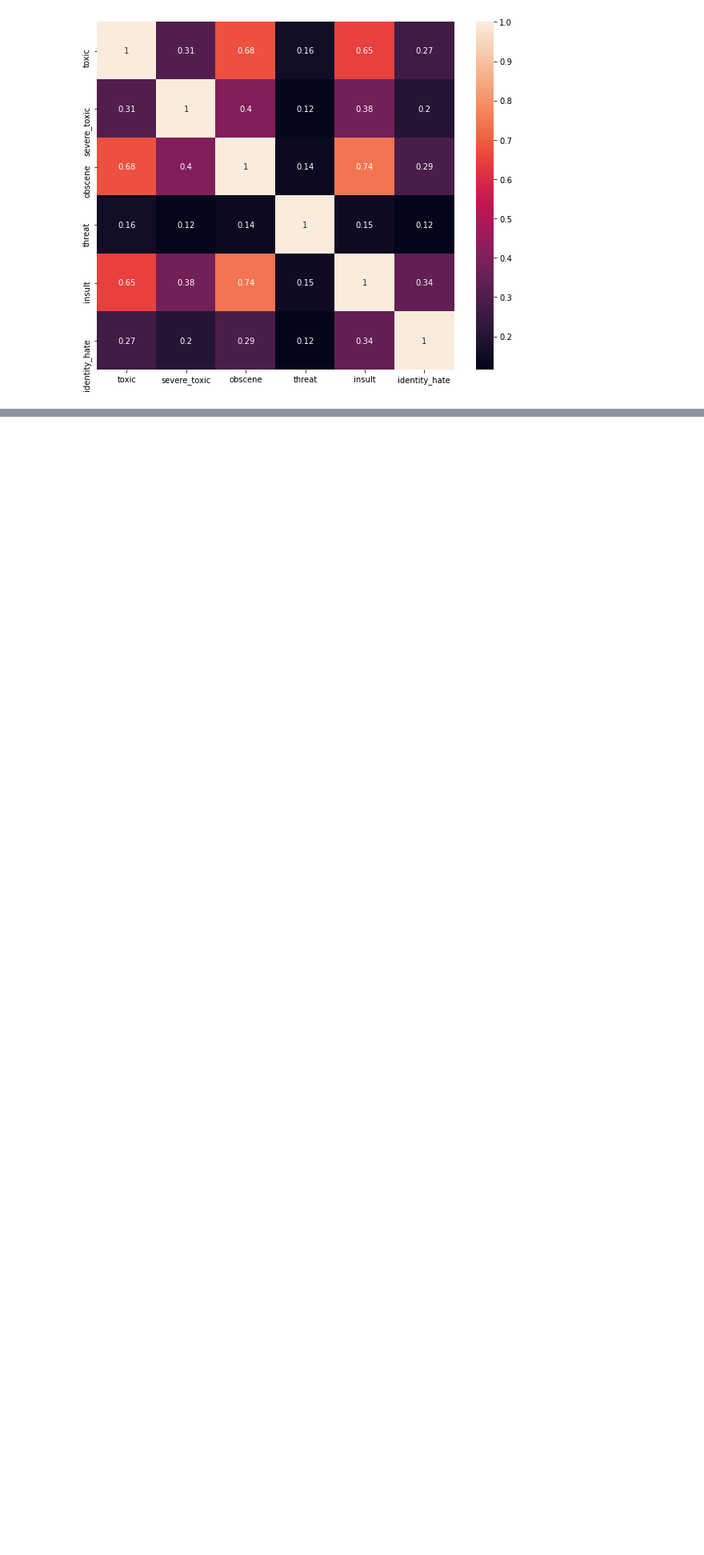
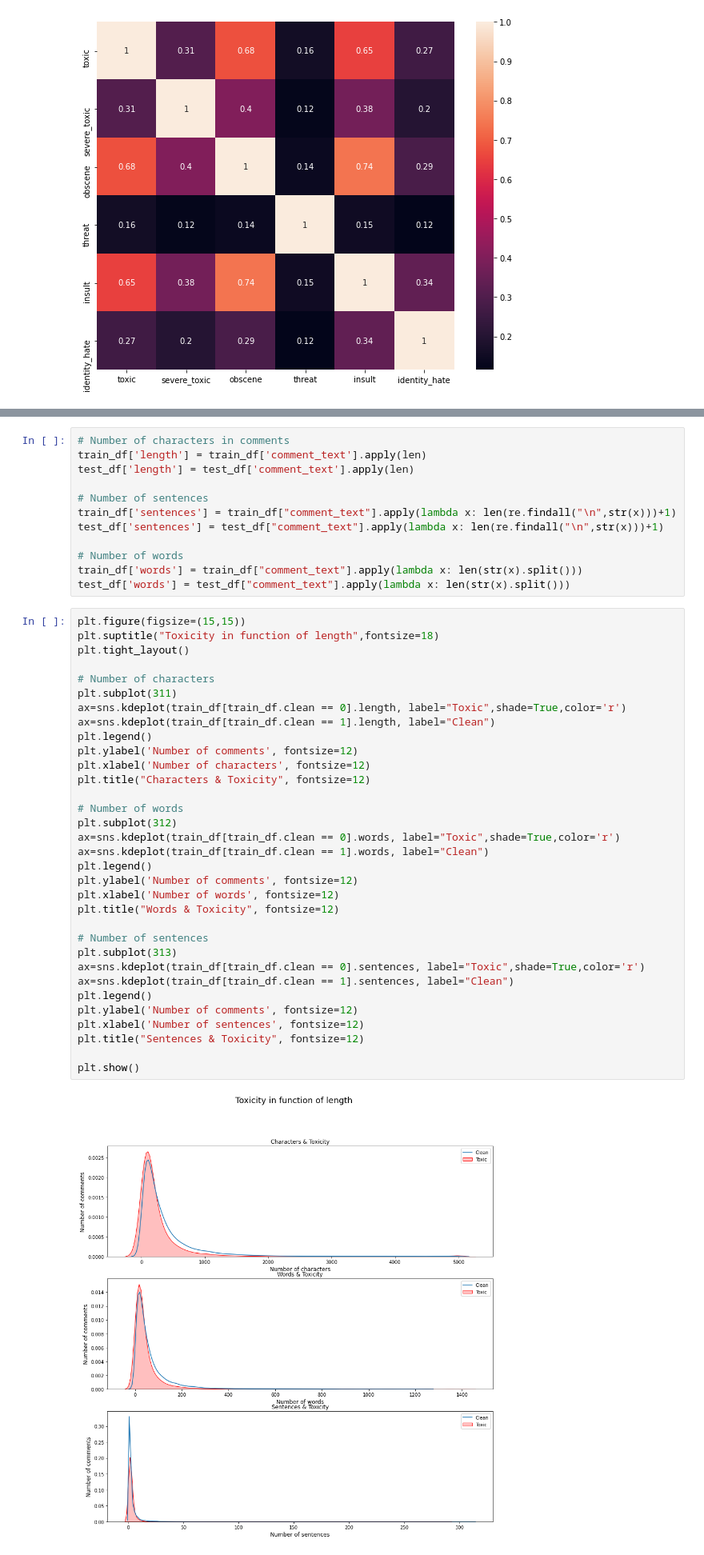
Before and after one commit to lbenbaccar/Toxic-Comment-Classification-Challenge, a Jupyter notebook: Toxic comments classification.ipynb, the cells around one changed output, grey strips where cells are left out. Shown at 80% size. Drawn from its saved outputs; the diff is of its cells as text; blank space fills up the shorter version.

```diff
--- a/Toxic comments classification.ipynb
+++ b/Toxic comments classification.ipynb
@@ -172,0 +184,47 @@ sns.heatmap(corr,
+# %%
+# Number of characters in comments
+train_df['length'] = train_df['comment_text'].apply(len)
+test_df['length'] = test_df['comment_text'].apply(len)
+
+# Number of sentences
+train_df['sentences'] = train_df["comment_text"].apply(lambda x: len(re.findall("\n",str(x)))+1)
+test_df['sentences'] = test_df["comment_text"].apply(lambda x: len(re.findall("\n",str(x)))+1)
+
+# Number of words
+train_df['words'] = train_df["comment_text"].apply(lambda x: len(str(x).split()))
+test_df['words'] = test_df["comment_text"].apply(lambda x: len(str(x).split()))
+# %%
+plt.figure(figsize=(15,15))
+plt.suptitle("Toxicity in function of length",fontsize=18)
+plt.tight_layout()
+
+# Number of characters
+plt.subplot(311)
+ax=sns.kdeplot(train_df[train_df.clean == 0].length, label="Toxic",shade=True,color='r')
+ax=sns.kdeplot(train_df[train_df.clean == 1].length, label="Clean")
+plt.legend()
+plt.ylabel('Number of comments', fontsize=12)
+plt.xlabel('Number of characters', fontsize=12)
+plt.title("Characters & Toxicity", fontsize=12)
+
+# Number of words
+plt.subplot(312)
+ax=sns.kdeplot(train_df[train_df.clean == 0].words, label="Toxic",shade=True,color='r')
+ax=sns.kdeplot(train_df[train_df.clean == 1].words, label="Clean")
+plt.legend()
+plt.ylabel('Number of comments', fontsize=12)
+plt.xlabel('Number of words', fontsize=12)
+plt.title("Words & Toxicity", fontsize=12)
+
+# Number of sentences
+plt.subplot(313)
+ax=sns.kdeplot(train_df[train_df.clean == 0].sentences, label="Toxic",shade=True,color='r')
+ax=sns.kdeplot(train_df[train_df.clean == 1].sentences, label="Clean")
+plt.legend()
+plt.ylabel('Number of comments', fontsize=12)
+plt.xlabel('Number of sentences', fontsize=12)
+plt.title("Sentences & Toxicity", fontsize=12)
+
+plt.show()
+# %% [output]
+[figure, added]
```
Also changed, not shown: parts of 5 cells of this notebook.
